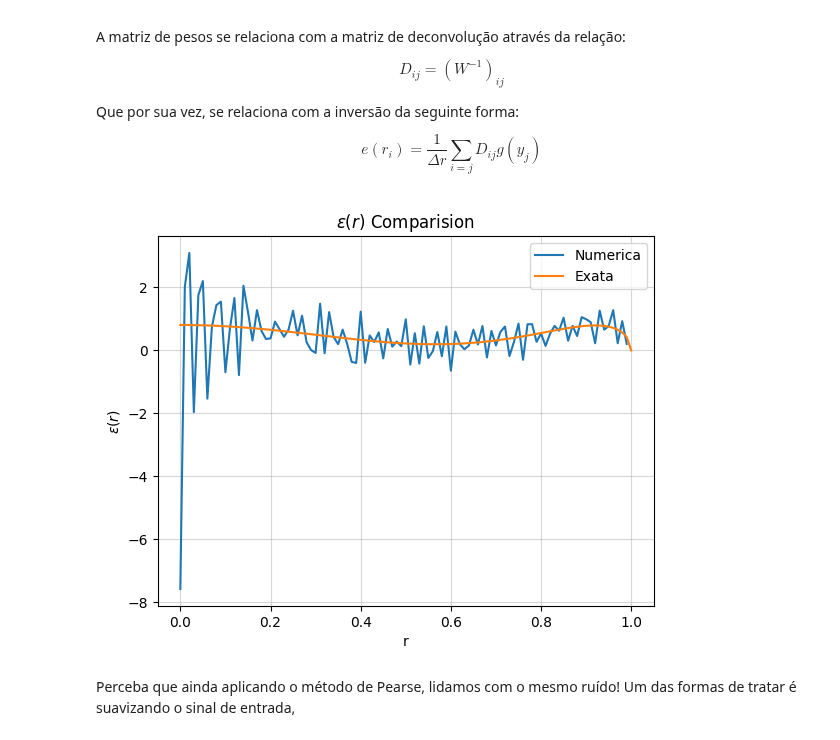
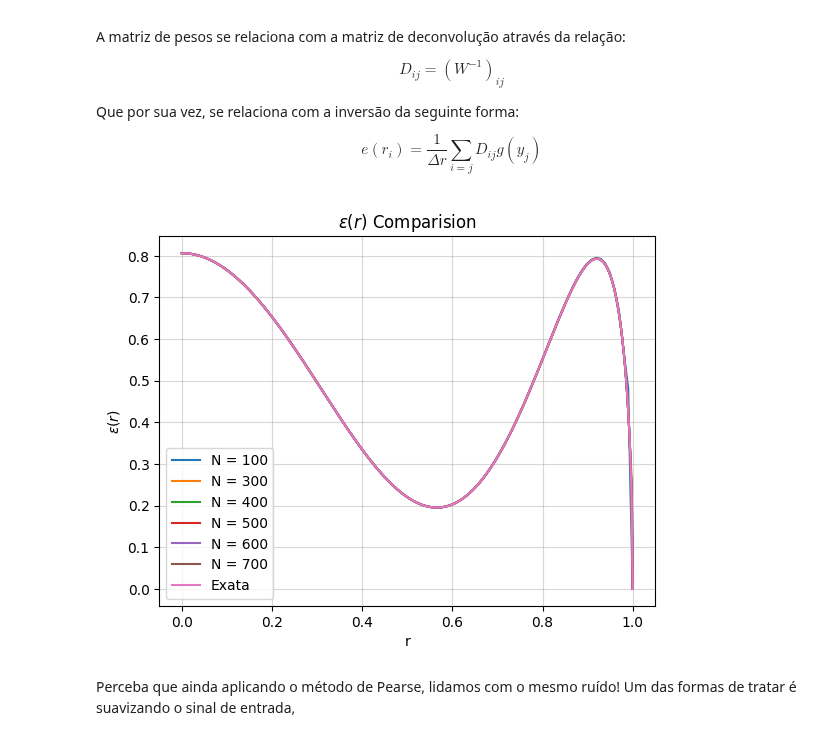
Before and after one commit to willwenner/doc_codes, a Jupyter notebook: Notebooks/Aparent Velocities (M1)/Abel-Inversion/Abel_inversion.ipynb, the cells around one changed output. Drawn from its saved outputs; the diff is of its cells as text; code cells hidden in the pictures.

```diff
--- a/Notebooks/Aparent Velocities (M1)/Abel-Inversion/Abel_inversion.ipynb
+++ b/Notebooks/Aparent Velocities (M1)/Abel-Inversion/Abel_inversion.ipynb
@@ -208,22 +191,25 @@ D_ij = np.linalg.inv(W_ij)
 # %%
-error = np.random.normal(mu,sigma,n_cordas)
-m_y_noisy = m(y_i) + error
+m_y_noisy = [[] for i in range(len(n_cordas))]
+
+for i in range(len(n_cordas)):
+    error = np.random.normal(mu,sigma,n_cordas[i])
+    m_y_noisy[i] = m(y_i[i])
 # %%
-e_teste = (D_ij @ m_y_noisy)
-
-x = np.linspace(0,r_max,n_cordas)
+x = np.linspace(0,r_max, n_cordas[2])
 
 e_exata = (2 * np.sqrt(1 - x**2) / (15 * np.pi)) * (144 * x**4 - 88 * x**2 + 19)
 # %%
-plt.plot(y_i, e_teste,label = "Numerica")
+for i in range(len(n_cordas)):
+    e_teste = (D_ij[i] @ m_y_noisy[i])
+    plt.plot(y_i[i], e_teste,label = f"N = {n_cordas[i]}")
 plt.plot(x, e_exata, label = "Exata")
 plt.xlabel("r")
 plt.ylabel(r"$\varepsilon(r)$")
 plt.title(r"$\varepsilon(r)$ Comparision")
 plt.legend()
 plt.grid(True, which = "major", alpha = 0.5)
 plt.show()
 # %% [output]
-[figure, old version]
+[figure, new version]
 # %% [markdown]
 Perceba que ainda aplicando o método de Pearse, lidamos com o mesmo ruído! Um das formas de tratar é suavizando o sinal de entrada,
```
Also changed, not shown: parts of 5 cells of this notebook, 1 other file.
